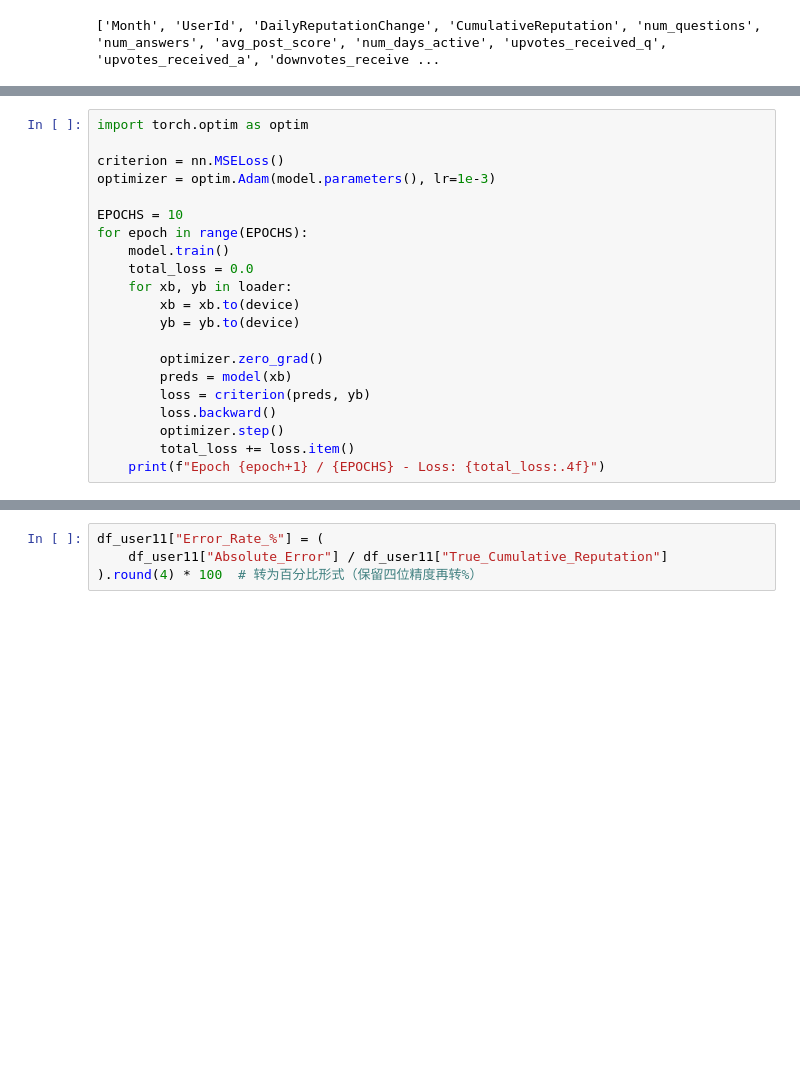
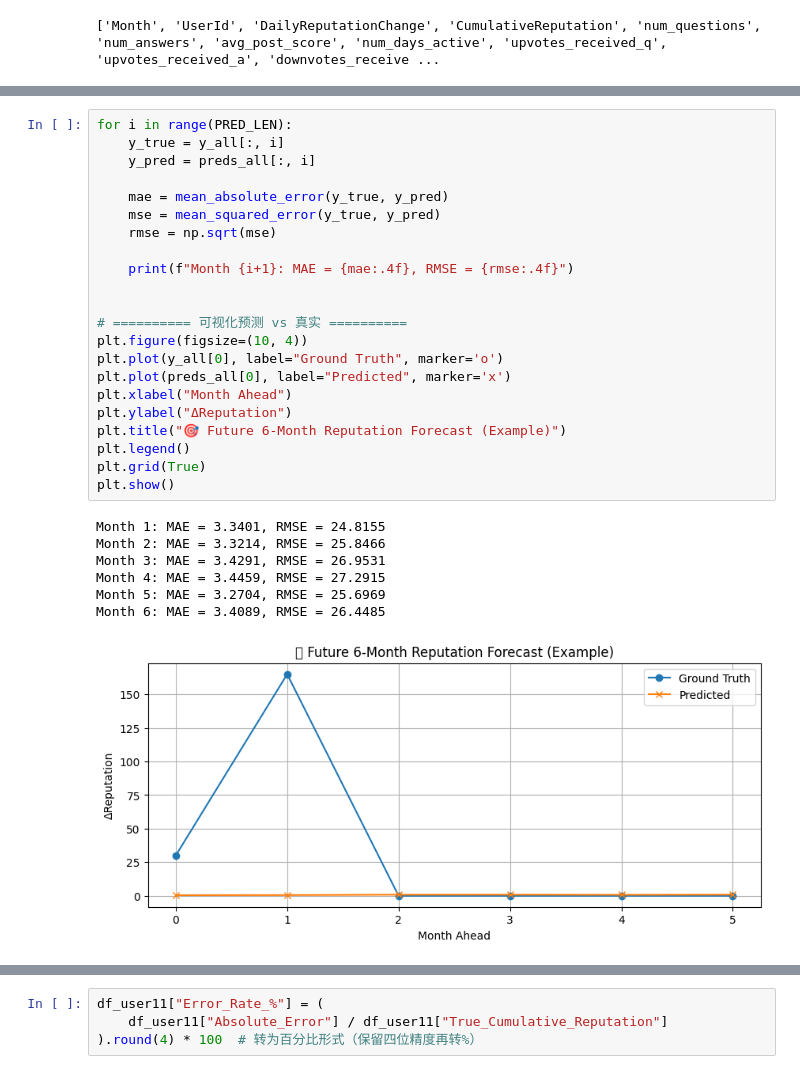
Before and after one commit to QiaNiang/Data-Mining-Stackexchange, a Jupyter notebook: Predictive_Mining/reputation_prediction.ipynb, the cells around one changed output, grey strips where cells are left out. Saved outputs shown, nothing was run; the diff lists cells and outputs as text; blank space fills up the shorter version.

Commit message:
modify reputation_prediction

```diff
--- a/Predictive_Mining/reputation_prediction.ipynb
+++ b/Predictive_Mining/reputation_prediction.ipynb
@@ -410,21 +343,0 @@ model = RepLSTM(input_size=X_array.shape[2]).to(device)
-# %%
-import torch.optim as optim
-
-criterion = nn.MSELoss()
-optimizer = optim.Adam(model.parameters(), lr=1e-3)
-
-EPOCHS = 10
-for epoch in range(EPOCHS):
-    model.train()
-    total_loss = 0.0
-    for xb, yb in loader:
-        xb = xb.to(device)
-        yb = yb.to(device)
-
-        optimizer.zero_grad()
-        preds = model(xb)
-        loss = criterion(preds, yb)
-        loss.backward()
-        optimizer.step()
-        total_loss += loss.item()
-    print(f"Epoch {epoch+1} / {EPOCHS} - Loss: {total_loss:.4f}")
@@ -612,0 +776,30 @@ Epoch 10/10 - Loss: 18523099.4162
+# %%
+for i in range(PRED_LEN):
+    y_true = y_all[:, i]
+    y_pred = preds_all[:, i]
+
+    mae = mean_absolute_error(y_true, y_pred)
+    mse = mean_squared_error(y_true, y_pred)
+    rmse = np.sqrt(mse)
+
+    print(f"Month {i+1}: MAE = {mae:.4f}, RMSE = {rmse:.4f}")
+
+
+# ========== 可视化预测 vs 真实 ==========
+plt.figure(figsize=(10, 4))
+plt.plot(y_all[0], label="Ground Truth", marker='o')
+plt.plot(preds_all[0], label="Predicted", marker='x')
+plt.xlabel("Month Ahead")
+plt.ylabel("ΔReputation")
+plt.title("🎯 Future 6-Month Reputation Forecast (Example)")
+plt.legend()
+plt.grid(True)
+plt.show()
+# %% [output]
+Month 1: MAE = 3.3401, RMSE = 24.8155
+Month 2: MAE = 3.3214, RMSE = 25.8466
+Month 3: MAE = 3.4291, RMSE = 26.9531
+Month 4: MAE = 3.4459, RMSE = 27.2915
+Month 5: MAE = 3.2704, RMSE = 25.6969
+Month 6: MAE = 3.4089, RMSE = 26.4485
+[figure, added]
```
Also changed, not shown: parts of 15 cells of this notebook, 1 other file.
